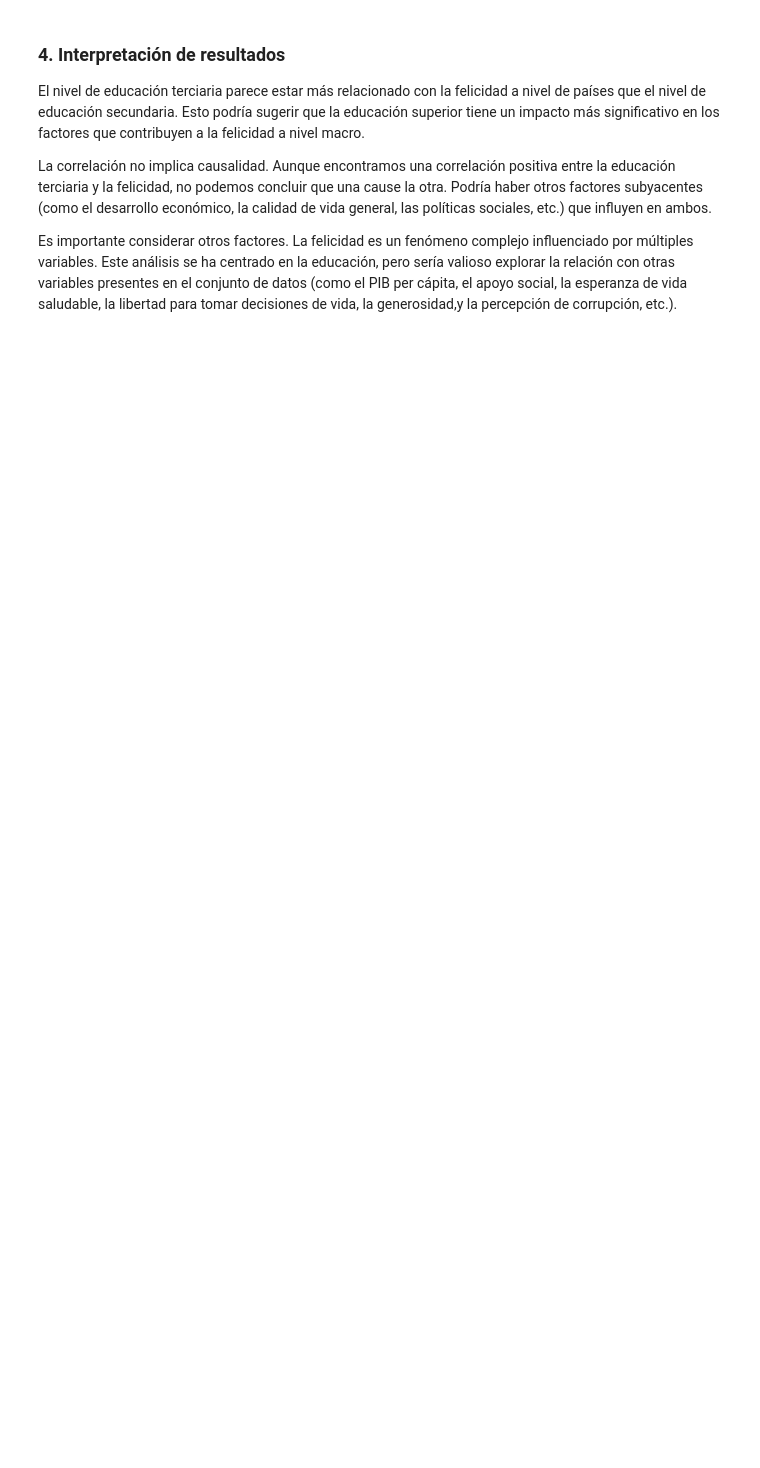
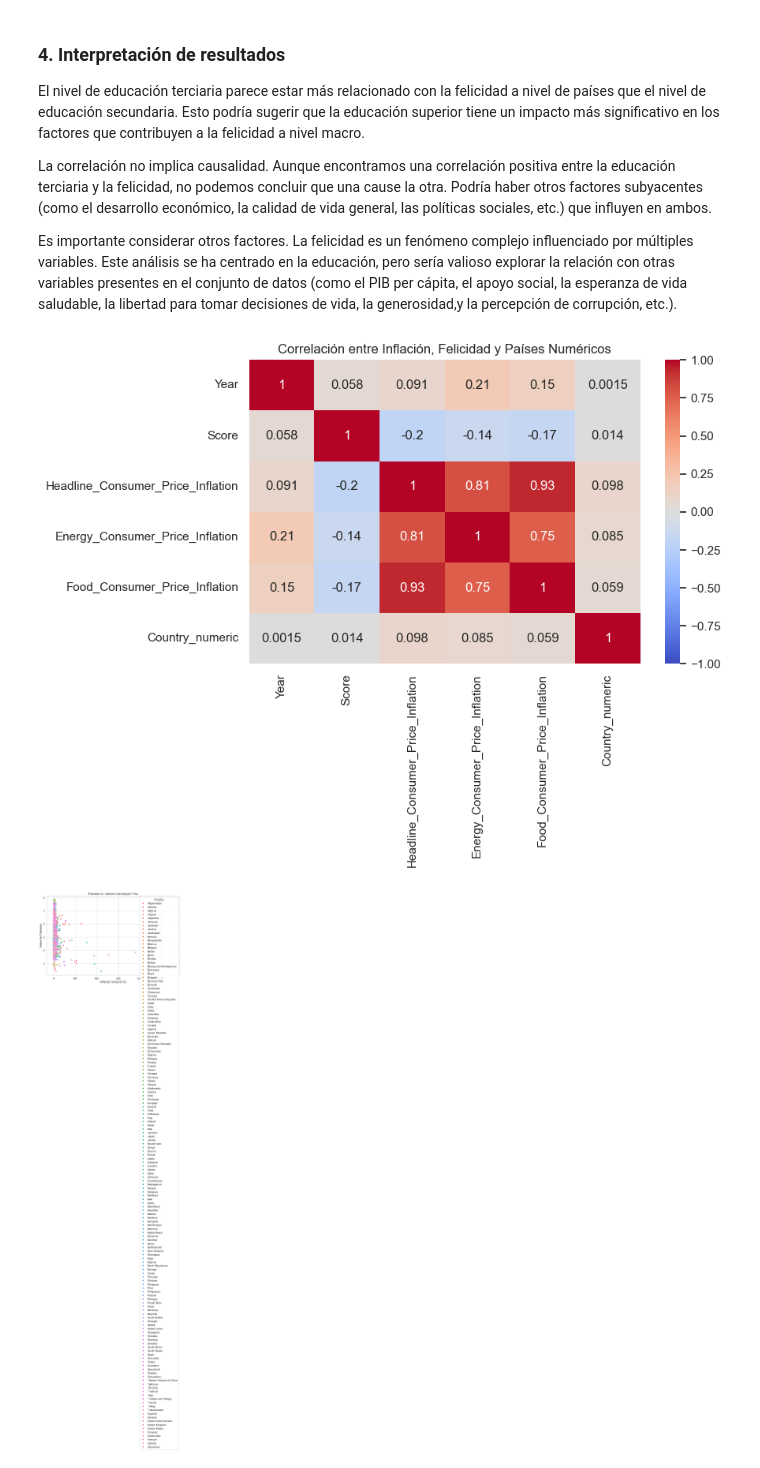
Before and after one commit to merkandez/WorldHappinessEDA_extend, a Jupyter notebook: notebooks/happinness_analysis.ipynb, the cells around one changed output. Saved outputs shown, nothing was run; the diff lists cells and outputs as text; code cells hidden in the pictures; blank space fills up the shorter version.

Commit message:
feat: add inflation and happiness

```diff
--- a/notebooks/happinness_analysis.ipynb
+++ b/notebooks/happinness_analysis.ipynb
@@ -1055,3 +1055,32 @@ El nivel de educación terciaria parece estar más relacionado con la felicidad
 La correlación no implica causalidad. Aunque encontramos una correlación positiva entre la educación terciaria y la felicidad, no podemos concluir que una cause la otra. Podría haber otros factores subyacentes (como el desarrollo económico, la calidad de vida general, las políticas sociales, etc.) que influyen en ambos.
 
 Es importante considerar otros factores. La felicidad es un fenómeno complejo influenciado por múltiples variables. Este análisis se ha centrado en la educación, pero sería valioso explorar la relación con otras variables presentes en el conjunto de datos (como el PIB per cápita, el apoyo social, la esperanza de vida saludable, la libertad para tomar decisiones de vida, la generosidad,y la percepción de corrupción, etc.).
+# %%
+df = pd.read_csv('../data/df_cleaned.csv')
+
+# Crear una copia explícita para evitar el warning
+filtered_df = df[['Country', 'Year', 'Score', 'Headline_Consumer_Price_Inflation', 'Energy_Consumer_Price_Inflation', 'Food_Consumer_Price_Inflation']].copy()
+
+# Mapear los nombres de los países a valores numéricos usando loc
+country_mapping = {country: idx for idx, country in enumerate(filtered_df['Country'].unique())}
+filtered_df.loc[:, 'Country_numeric'] = filtered_df['Country'].map(country_mapping)
+
+# Calcular correlaciones excluyendo la columna categórica 'Country'
+correlations = filtered_df.drop(columns=['Country']).corr()
+
+# Visualización del mapa de calor de correlaciones
+plt.figure(figsize=(8, 5))
+sns.heatmap(correlations, annot=True, cmap='coolwarm', vmin=-1, vmax=1)
+plt.title("Correlación entre Inflación, Felicidad y Países Numéricos")
+plt.show()
+
+# Gráfico de dispersión entre felicidad e inflación general por país
+plt.figure(figsize=(10, 6))
+sns.scatterplot(data=filtered_df, x='Headline_Consumer_Price_Inflation', y='Score', hue='Country')
+plt.title("Felicidad vs. Inflación General por País")
+plt.xlabel("Inflación General (%)")
+plt.ylabel("Índice de Felicidad")
+plt.show()
+# %% [output]
+[figure, added]
+[figure, added]
```
Also changed, not shown: parts of 1 cell of this notebook.
